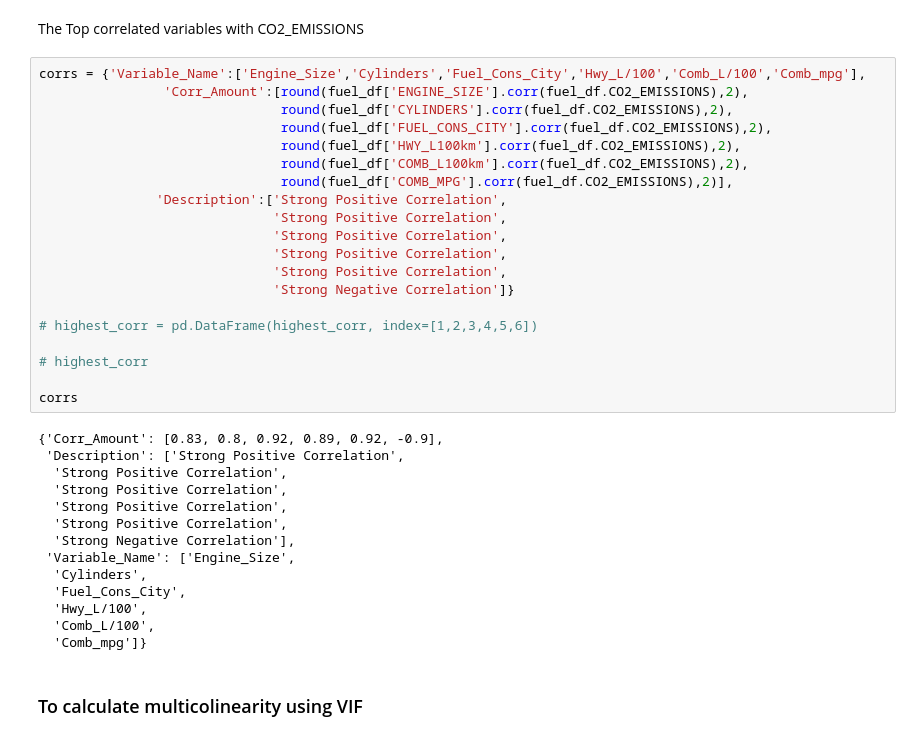
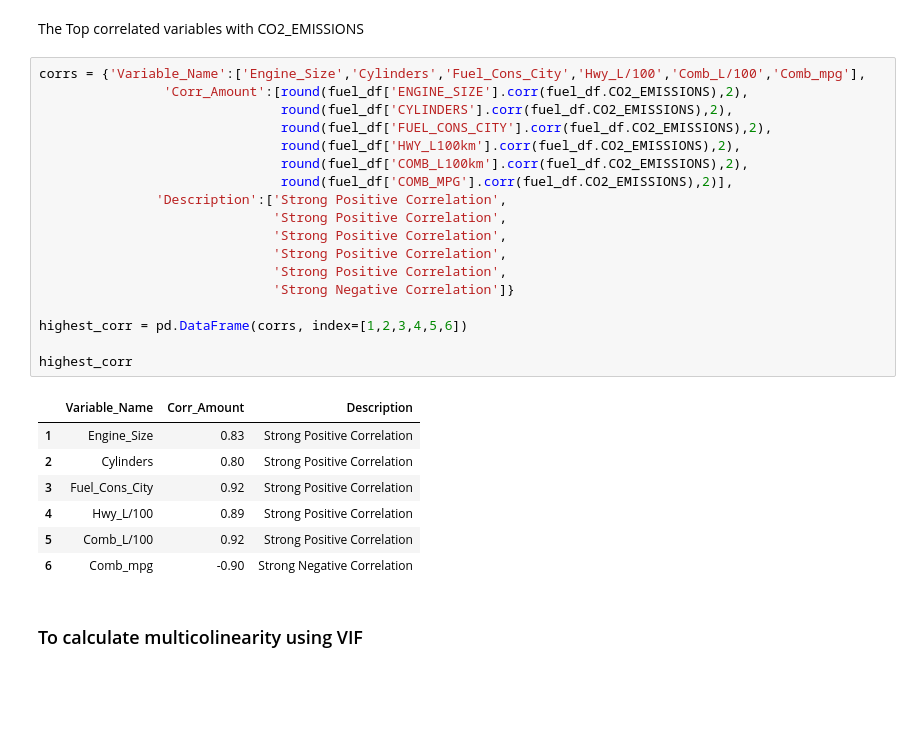
Before and after one commit to Lawrence-Krukrubo/Machine_Learning, a Jupyter notebook: coefficients_of_multiple_linear_regression.ipynb, the cells around one changed output. Cells and saved outputs as stored; diff of their text form; blank space fills up the shorter version.

```diff
--- a/coefficients_of_multiple_linear_regression.ipynb
+++ b/coefficients_of_multiple_linear_regression.ipynb
@@ -258,37 +262,29 @@ The Top correlated variables with CO2_EMISSIONS
 # %%
 corrs = {'Variable_Name':['Engine_Size','Cylinders','Fuel_Cons_City','Hwy_L/100','Comb_L/100','Comb_mpg'],
                 'Corr_Amount':[round(fuel_df['ENGINE_SIZE'].corr(fuel_df.CO2_EMISSIONS),2),
                                round(fuel_df['CYLINDERS'].corr(fuel_df.CO2_EMISSIONS),2),
                                round(fuel_df['FUEL_CONS_CITY'].corr(fuel_df.CO2_EMISSIONS),2),
                                round(fuel_df['HWY_L100km'].corr(fuel_df.CO2_EMISSIONS),2),
                                round(fuel_df['COMB_L100km'].corr(fuel_df.CO2_EMISSIONS),2),
                                round(fuel_df['COMB_MPG'].corr(fuel_df.CO2_EMISSIONS),2)],
                'Description':['Strong Positive Correlation',
                               'Strong Positive Correlation',
                               'Strong Positive Correlation',
                               'Strong Positive Correlation',
                               'Strong Positive Correlation',
                               'Strong Negative Correlation']}
 
-# highest_corr = pd.DataFrame(highest_corr, index=[1,2,3,4,5,6])
+highest_corr = pd.DataFrame(corrs, index=[1,2,3,4,5,6])
 
-# highest_corr
-
-corrs
+highest_corr
 # %% [output]
-{'Corr_Amount': [0.83, 0.8, 0.92, 0.89, 0.92, -0.9],
- 'Description': ['Strong Positive Correlation',
-  'Strong Positive Correlation',
-  'Strong Positive Correlation',
-  'Strong Positive Correlation',
-  'Strong Positive Correlation',
-  'Strong Negative Correlation'],
- 'Variable_Name': ['Engine_Size',
-  'Cylinders',
-  'Fuel_Cons_City',
-  'Hwy_L/100',
-  'Comb_L/100',
-  'Comb_mpg']}
+|  | Variable_Name | Corr_Amount | Description |
+| 1 | Engine_Size | 0.83 | Strong Positive Correlation |
+| 2 | Cylinders | 0.80 | Strong Positive Correlation |
+| 3 | Fuel_Cons_City | 0.92 | Strong Positive Correlation |
+| 4 | Hwy_L/100 | 0.89 | Strong Positive Correlation |
+| 5 | Comb_L/100 | 0.92 | Strong Positive Correlation |
+| 6 | Comb_mpg | -0.90 | Strong Negative Correlation |
 # %% [markdown]
 ### To calculate multicolinearity using VIF
 # %%
```
Also changed, not shown: parts of 22 cells of this notebook.
